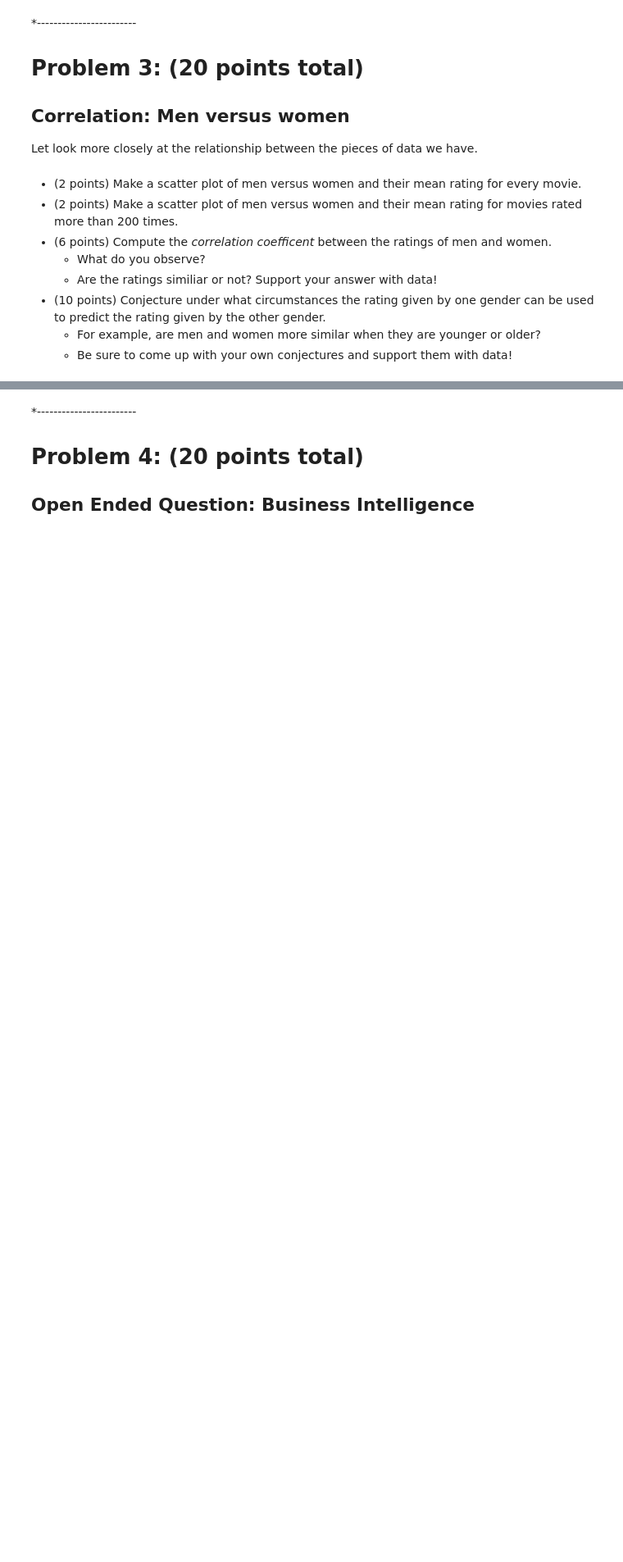
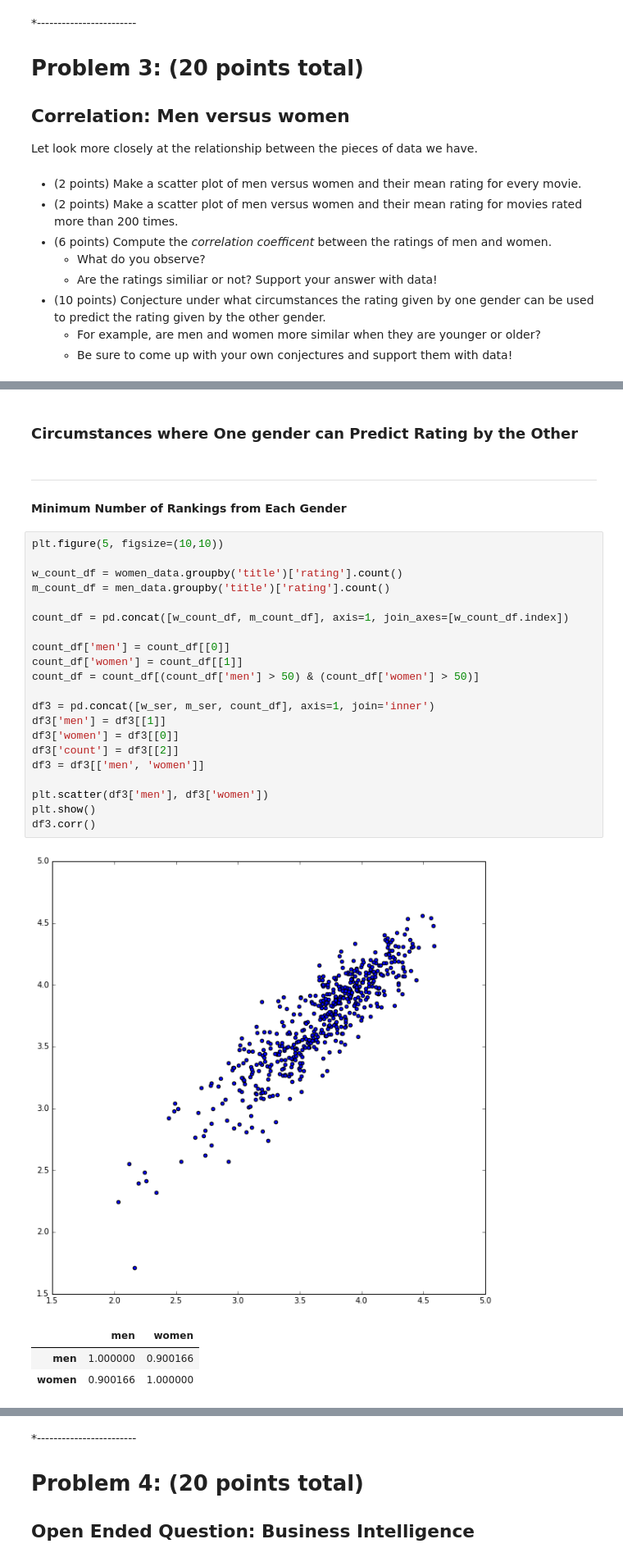
Before and after one commit to MBeaulieu22/casestudy2, a Jupyter notebook: CaseStudy2.ipynb, the cells around one changed output, grey strips where cells are left out. Shown: that part at 82% size. Drawn from its saved outputs; the diff is of its cells as text; blank space fills up the shorter version.

```diff
--- a/CaseStudy2.ipynb
+++ b/CaseStudy2.ipynb
@@ -313,0 +452,32 @@ Let look more closely at the relationship between the pieces of data we have.
+# %% [markdown]
+### Circumstances where One gender can  Predict Rating by the Other
+# %% [markdown]
+___
+
+#### Minimum Number of Rankings from Each Gender
+# %%
+plt.figure(5, figsize=(10,10))
+
+w_count_df = women_data.groupby('title')['rating'].count()
+m_count_df = men_data.groupby('title')['rating'].count()
+
+count_df = pd.concat([w_count_df, m_count_df], axis=1, join_axes=[w_count_df.index])
+
+count_df['men'] = count_df[[0]]
+count_df['women'] = count_df[[1]]
+count_df = count_df[(count_df['men'] > 50) & (count_df['women'] > 50)]
+
+df3 = pd.concat([w_ser, m_ser, count_df], axis=1, join='inner')
+df3['men'] = df3[[1]]
+df3['women'] = df3[[0]]
+df3['count'] = df3[[2]]
+df3 = df3[['men', 'women']]
+
+plt.scatter(df3['men'], df3['women'])
+plt.show()
+df3.corr()
+# %% [output]
+[figure, added]
+|  | men | women |
+| men | 1.000000 | 0.900166 |
+| women | 0.900166 | 1.000000 |
```
Also changed, not shown: parts of 29 cells of this notebook.
